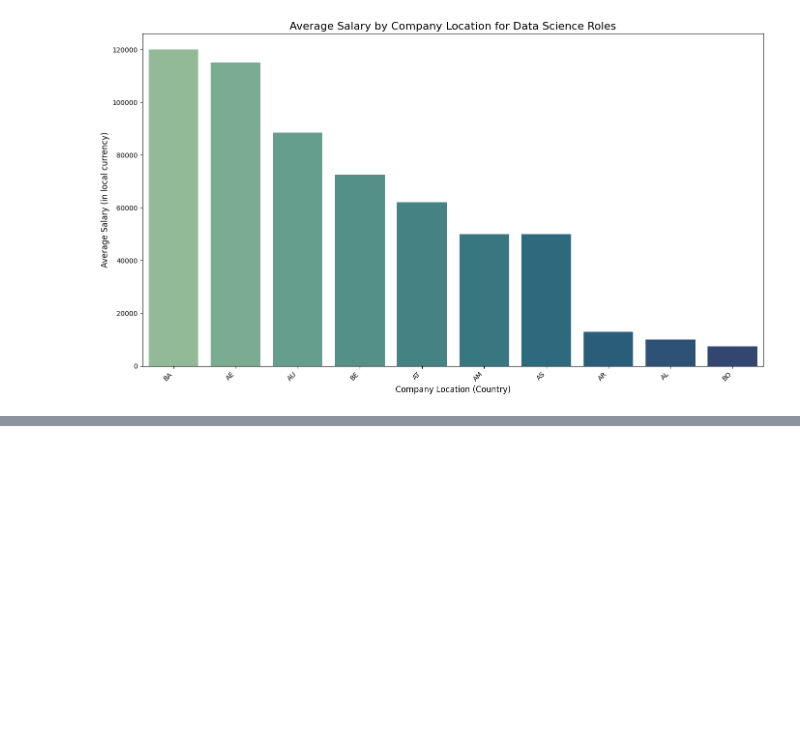
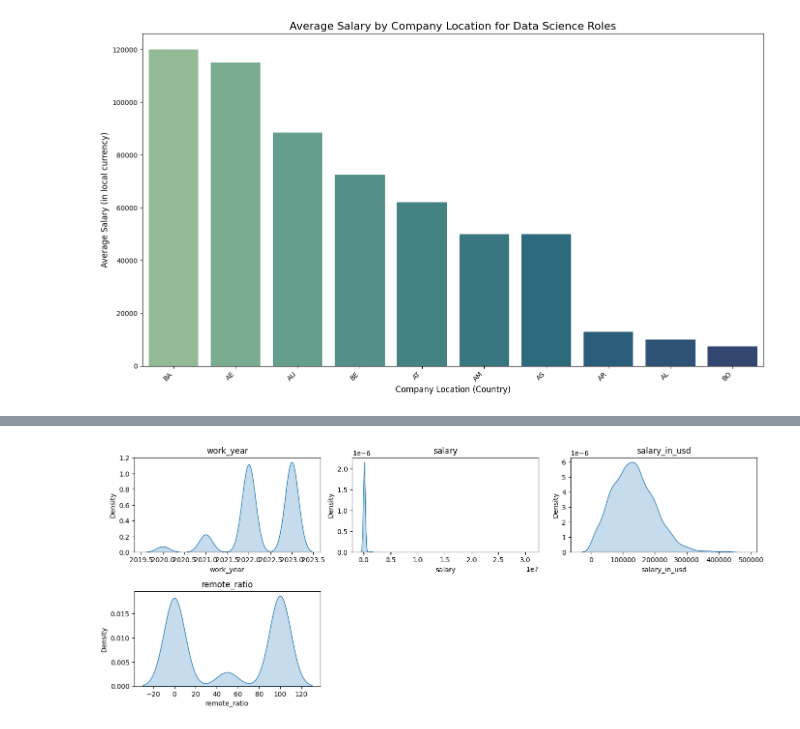
Before and after one commit to ahmedhassan456/data_science_salaries_in_2023, a Jupyter notebook: data_science_salaries.ipynb, the cells around one changed output, grey strips where cells are left out. Cells and saved outputs as stored; diff of their text form; code cells hidden in the pictures; blank space fills up the shorter version.

```diff
--- a/data_science_salaries.ipynb
+++ b/data_science_salaries.ipynb
@@ -303,0 +333,10 @@ plt.show()
+# %%
+plt.figure(figsize=(14, 8))
+for i, feature in enumerate(df.select_dtypes(include="number").columns):
+    plt.subplot(3, 3, i+1)
+    sns.kdeplot(data=df, x=feature, fill=True)
+    plt.title(f"{feature}")
+plt.tight_layout()
+plt.show()
+# %% [output]
+[figure, added]
```
Also changed, not shown: parts of 7 cells of this notebook.
